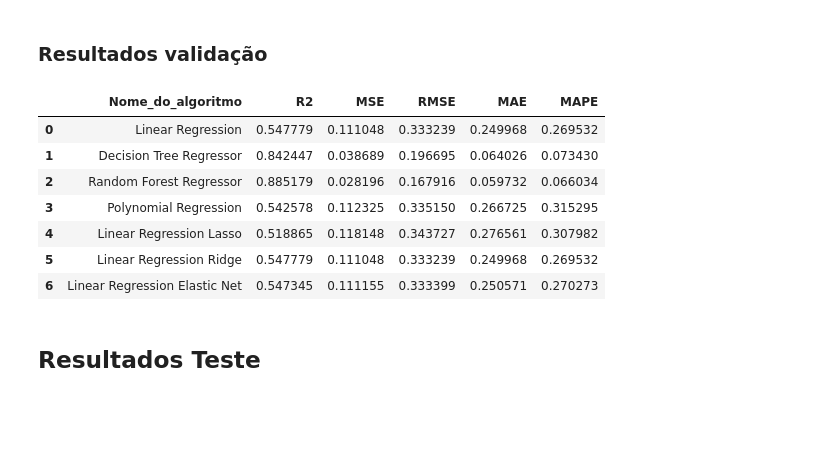
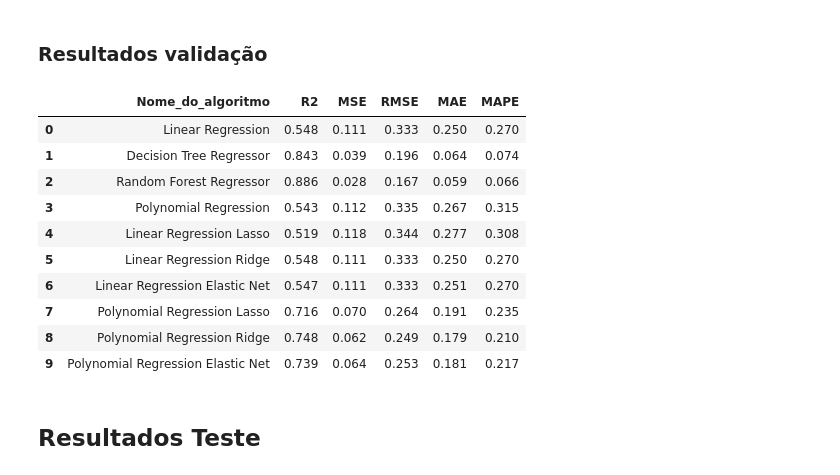
Before and after one commit to alvaro-morais-png/ensaio-machine-learning, a Jupyter notebook: ensaios/regressao/regressao_teste.ipynb, the cells around one changed output. Saved outputs shown, nothing was run; the diff lists cells and outputs as text; code cells hidden in the pictures; blank space fills up the shorter version.

```diff
--- a/ensaios/regressao/regressao_teste.ipynb
+++ b/ensaios/regressao/regressao_teste.ipynb
@@ -916,0 +1038,4 @@ MAPE 0.26914966596365375
+# %%
+## Ridge L2 - Linear Regression
+model_ridge_pr = lm.Ridge(alpha=0.001, max_iter=3000)
+model_ridge_pr.fit(X_poly, y_train)
@@ -916,0 +1153,4 @@ MAPE 0.26914966596365375
+# %%
+## ElasticNet - Polynomial Regression
+model_net_pr = lm.ElasticNet(alpha=0.001, l1_ratio=0.05, max_iter=2000)
+model_net_pr.fit(X_poly, y_train)
@@ -916,0 +1189,24 @@ MAPE 0.26914966596365375
+# %%
+#Previsão sobre os dados de treinamento
+y_pred_net_pr_val = model_net_pr.predict( poly.transform(X_val.values))
+# # R²
+r2_squared_val_net_pr = mt.r2_score(y_val, y_pred_net_pr_val)
+print("R²:", r2_squared_val_net_pr)
+# MSE
+mse_val_net_pr = mt.mean_squared_error(y_val, y_pred_net_pr_val)
+print("MSE", mse_val_net_pr)
+# RMSE
+rmse_val_net_pr = np.sqrt(mse_val_net_pr)
+print("RMSE", rmse_val_net_pr)
+# MAE
+mae_val_net_pr = mt.mean_absolute_error(y_val, y_pred_net_pr_val)
+print("MAE", mae_val_net_pr)
+# MAPE
+y_val_flat = y_val.values.ravel()
+y_pred_net_pr_val_flat = y_pred_net_pr_val.ravel()
+
+mask = y_val_flat != 0
+mape_val_net_pr = np.mean(
+    np.abs((y_val_flat[mask] - y_pred_net_pr_val_flat[mask]) / y_val_flat[mask])
+)
+print("MAPE", mape_val_net_pr)
@@ -950,30 +1307,40 @@ resultados_train
 # %%
 # criar tabela com os resultados da performace dos algorítimos de classificação com dados de validação
 resultados_val = pd.DataFrame(columns=['Nome_do_algoritmo', 'R2', 'MSE', 'RMSE', 'MAE', 'MAPE'])
 
 # adicionar os resultados à tabela
 resultados_val.loc[0] = ['Linear Regression', r2_squared_val, mse_val, rmse_val, mae_val, mape_val]
 resultados_val.loc[1] = ['Decision Tree Regressor', r2_squared_val_dt, mse_val_dt, rmse_val_dt, mae_val_dt, mape_val_dt]
 resultados_val.loc[2] = ['Random Forest Regressor', r2_squared_val_rf, mse_val_rf, rmse_val_rf, mae_val_rf, mape_val_rf]
 resultados_val.loc[3] = ['Polynomial Regression', r2_squared_val_pr, mse_val_pr, rmse_val_pr, mae_val_pr, mape_val_pr]
 resultados_val.loc[4] = ['Linear Regression Lasso', r2_squared_val_la, mse_val_la, rmse_val_la, mae_val_la, mape_val_la]
 resultados_val.loc[5] = ['Linear Regression Ridge', r2_squared_val_ri, mse_val_ri, rmse_val_ri, mae_val_ri, mape_val_ri]
 resultados_val.loc[6] = ['Linear Regression Elastic Net', r2_squared_val_ne, mse_val_ne, rmse_val_ne, mae_val_ne, mape_val_ne]
-# resultados_val.loc[7] = ['Polynomial Regression Lasso', r2_squared_val, mse_val, rmse_val, mae_val, mape_val]
-# resultados_val.loc[8] = ['Polynomial Regression Ridge', r2_squared_val, mse_val, rmse_val, mae_val, mape_val]
-# resultados_val.loc[9] = ['Polynomial Regression Elastic Net', r2_squared_val, mse_val, rmse_val, mae_val, mape_val]
+resultados_val.loc[7] = ['Polynomial Regression Lasso', r2_squared_val_la_pr, mse_val_la_pr, rmse_val_la_pr, mae_val_la_pr, mape_val_la_pr]
+resultados_val.loc[8] = ['Polynomial Regression Ridge', r2_squared_val_ri_pr, mse_val_ri_pr, rmse_val_ri_pr, mae_val_ri_pr, mape_val_ri_pr]
+resultados_val.loc[9] = ['Polynomial Regression Elastic Net', r2_squared_val_net_pr, mse_val_net_pr, rmse_val_net_pr, mae_val_net_pr, mape_val_net_pr]
+
+# Transforma o MAPE em porcentagem com 3 casas
+resultados_val['MAPE'] = resultados_val['MAPE'].apply(lambda x: f"{x:.3f}")
+resultados_val['R2'] = resultados_val['R2'].apply(lambda x: f"{x:.3f}")
+resultados_val['MSE'] = resultados_val['MSE'].apply(lambda x: f"{x:.3f}")
+resultados_val['RMSE'] = resultados_val['RMSE'].apply(lambda x: f"{x:.3f}")
+resultados_val['MAE'] = resultados_val['MAE'].apply(lambda x: f"{x:.3f}")
 
 resultados_val = resultados_val.reset_index(drop=True)
 resultados_val
 # %% [output]
 |  | Nome_do_algoritmo | R2 | MSE | RMSE | MAE | MAPE |
-| 0 | Linear Regression | 0.547779 | 0.111048 | 0.333239 | 0.249968 | 0.269532 |
-| 1 | Decision Tree Regressor | 0.842447 | 0.038689 | 0.196695 | 0.064026 | 0.073430 |
-| 2 | Random Forest Regressor | 0.885179 | 0.028196 | 0.167916 | 0.059732 | 0.066034 |
-| 3 | Polynomial Regression | 0.542578 | 0.112325 | 0.335150 | 0.266725 | 0.315295 |
-| 4 | Linear Regression Lasso | 0.518865 | 0.118148 | 0.343727 | 0.276561 | 0.307982 |
-| 5 | Linear Regression Ridge | 0.547779 | 0.111048 | 0.333239 | 0.249968 | 0.269532 |
-| 6 | Linear Regression Elastic Net | 0.547345 | 0.111155 | 0.333399 | 0.250571 | 0.270273 |
+| 0 | Linear Regression | 0.548 | 0.111 | 0.333 | 0.250 | 0.270 |
+| 1 | Decision Tree Regressor | 0.843 | 0.039 | 0.196 | 0.064 | 0.074 |
+| 2 | Random Forest Regressor | 0.886 | 0.028 | 0.167 | 0.059 | 0.066 |
+| 3 | Polynomial Regression | 0.543 | 0.112 | 0.335 | 0.267 | 0.315 |
+| 4 | Linear Regression Lasso | 0.519 | 0.118 | 0.344 | 0.277 | 0.308 |
+| 5 | Linear Regression Ridge | 0.548 | 0.111 | 0.333 | 0.250 | 0.270 |
+| 6 | Linear Regression Elastic Net | 0.547 | 0.111 | 0.333 | 0.251 | 0.270 |
+| 7 | Polynomial Regression Lasso | 0.716 | 0.070 | 0.264 | 0.191 | 0.235 |
+| 8 | Polynomial Regression Ridge | 0.748 | 0.062 | 0.249 | 0.179 | 0.210 |
+| 9 | Polynomial Regression Elastic Net | 0.739 | 0.064 | 0.253 | 0.181 | 0.217 |
 # %% [markdown]
 ## Resultados Teste
 # %%
```
Also changed, not shown: parts of 33 cells of this notebook.
